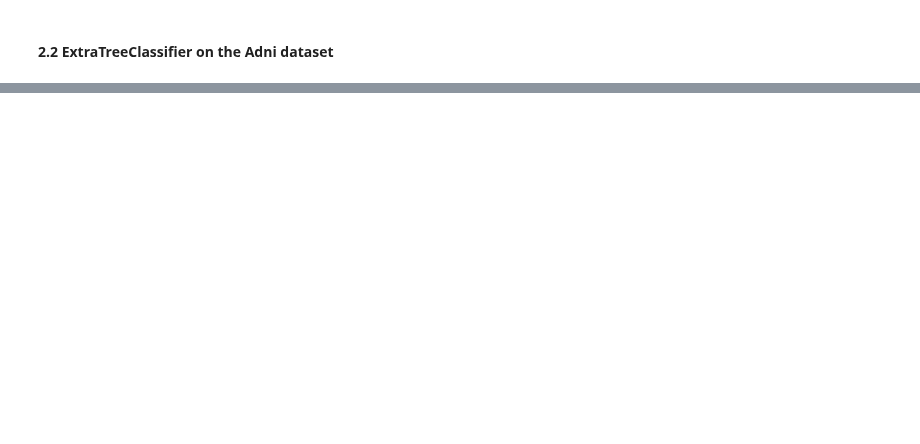
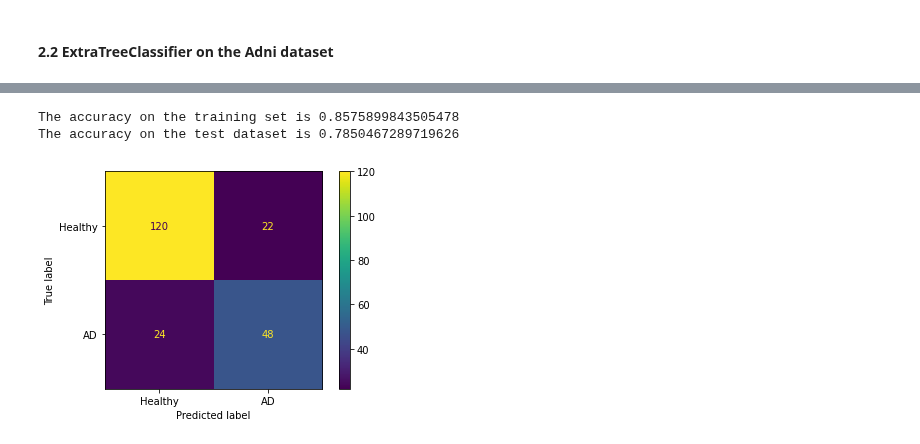
Before and after one commit to tamap94/ds-capstone-alzheimers-, a Jupyter notebook: modelling/Modeling_Numeric_final.ipynb, the cells around one changed output, grey strips where cells are left out. Drawn from its saved outputs; the diff is of its cells as text; code cells hidden in the pictures; blank space fills up the shorter version.

```diff
--- a/modelling/Modeling_Numeric_final.ipynb
+++ b/modelling/Modeling_Numeric_final.ipynb
@@ -635,0 +819,19 @@ mlflow.get_run(run_id=run.info.run_id)
+# %%
+#We will use the KNN nearest neighbor imputer to predict those values and fill the empty columns
+
+
+#define imputer
+imputer = KNNImputer(n_neighbors=5, weights='uniform', metric='nan_euclidean')
+
+# fit on the dataset
+imputer.fit(X_train)
+
+# transform X_train und X_test
+X_train = imputer.transform(X_train)
+X_test = imputer.transform(X_test)
+# %%
+#As a last step we need to scale our data
+#Use Standard Scaler for the numeric data
+scaler = StandardScaler()
+X_train_scaled=scaler.fit_transform(X_train)
+X_test_scaled=scaler.transform(X_test)
@@ -635,0 +844,14 @@ mlflow.get_run(run_id=run.info.run_id)
+# %%
+#We analyze the performance of the ExtraTreeClassifier using GridSearch
+
+param_grid = {'n_estimators': [50,100,200],
+                'criterion': ['gini'],
+                'max_depth': [20],
+                'min_samples_split': [60],
+                'min_samples_leaf': [2]
+}
+
+gs = GridSearchCV(ExtraTreesClassifier(), param_grid=param_grid, n_jobs=-1, verbose=3, scoring='accuracy')
+
+gs.fit(X_train_scaled, y_train)
+gs.best_params_
@@ -635,0 +880,20 @@ mlflow.get_run(run_id=run.info.run_id)
+# %%
+# Evaluate on test set
+best_model = gs.best_estimator_
+y_pred_tuned = best_model.predict(X_test_scaled)
+# %%
+# Check out the metrics
+acc_train = accuracy_score(y_train, best_model.predict(X_train_scaled))
+acc_test = accuracy_score(y_test, y_pred_tuned)
+print(f'The accuracy on the training set is {acc_train}')
+print(f'The accuracy on the test dataset is {acc_test}')
+# %% [output]
+The accuracy on the training set is 0.8575899843505478
+The accuracy on the test dataset is 0.7850467289719626
+# %%
+# Plotting the confusing matrix
+mat = confusion_matrix(y_test, y_pred_tuned.round())
+cmd = ConfusionMatrixDisplay(mat, display_labels=['Healthy','AD'])
+cmd.plot();
+# %% [output]
+[figure, added]
```
Also changed, not shown: parts of 50 cells of this notebook.
